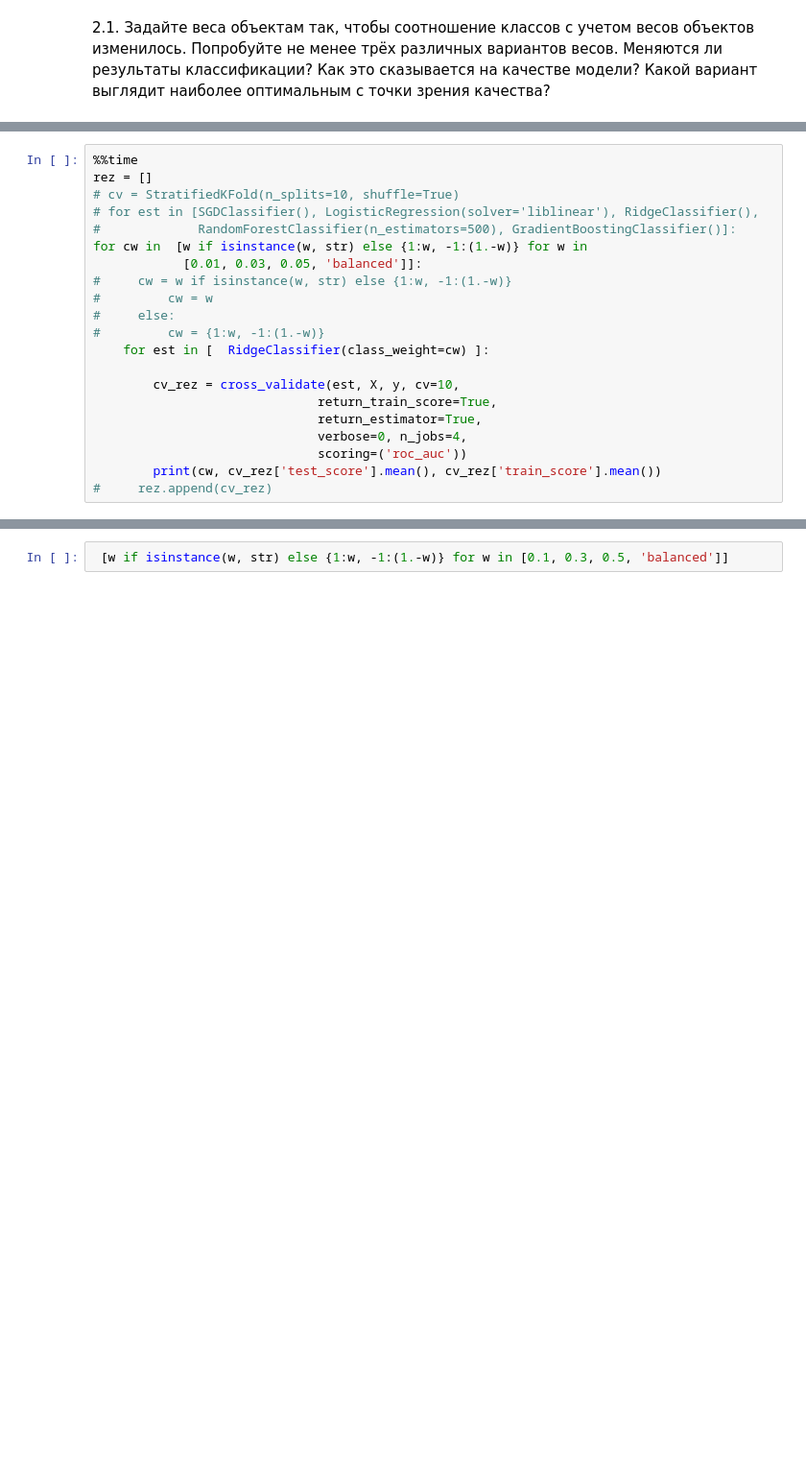
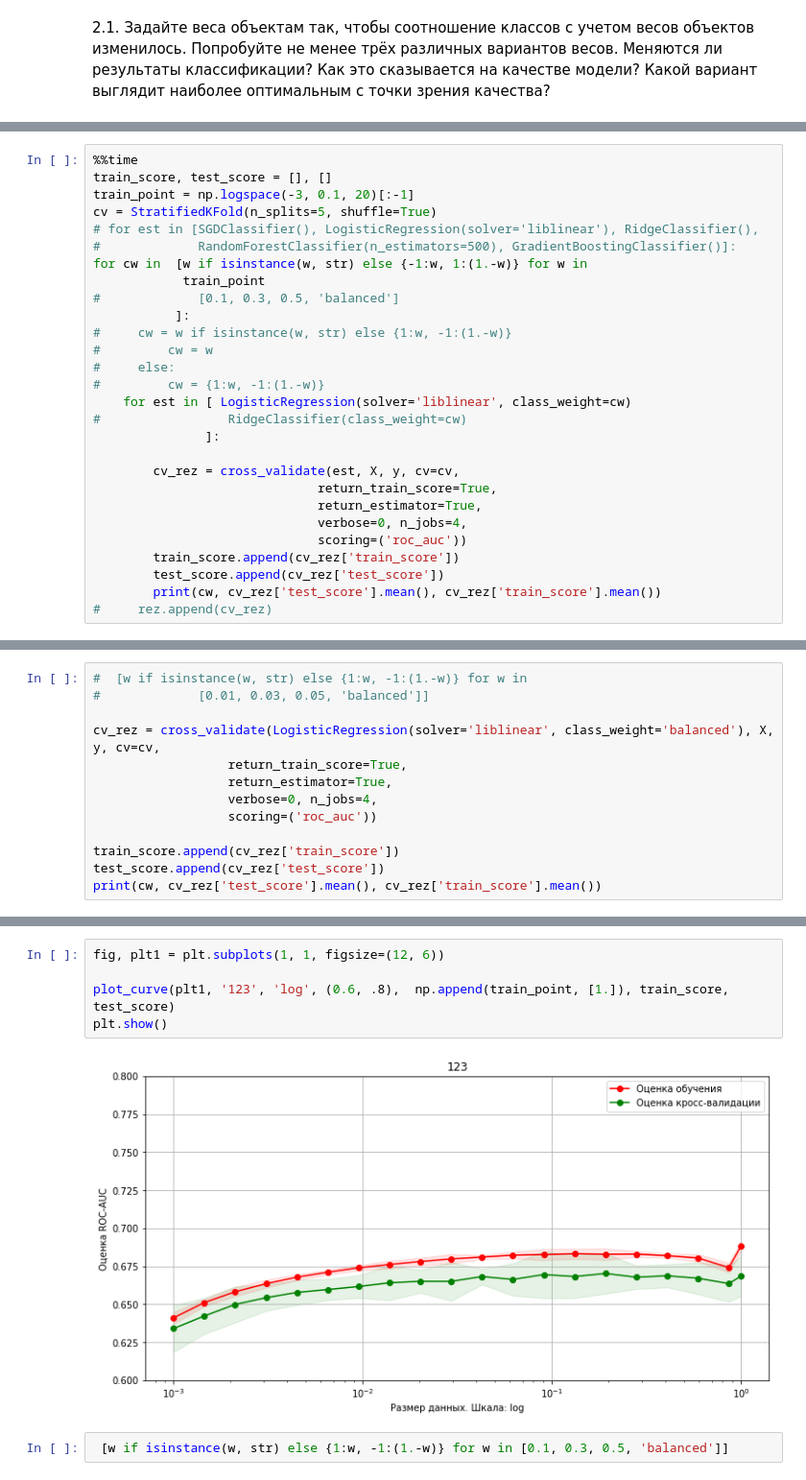
Before and after one commit to dminikorenb/DataLearning, a Jupyter notebook: 2-churn_prediction/dminik6_part2_w5.ipynb, the cells around one changed output, grey strips where cells are left out. Shown at 96% size. Saved outputs shown, nothing was run; the diff lists cells and outputs as text; blank space fills up the shorter version.

```diff
--- a/2-churn_prediction/dminik6_part2_w5.ipynb
+++ b/2-churn_prediction/dminik6_part2_w5.ipynb
@@ -118,22 +125,29 @@ plt.show()
 # %%
 %%time
-rez = []
-# cv = StratifiedKFold(n_splits=10, shuffle=True)
+train_score, test_score = [], []
+train_point = np.logspace(-3, 0.1, 20)[:-1]
+cv = StratifiedKFold(n_splits=5, shuffle=True)
 # for est in [SGDClassifier(), LogisticRegression(solver='liblinear'), RidgeClassifier(),
 #             RandomForestClassifier(n_estimators=500), GradientBoostingClassifier()]:
-for cw in  [w if isinstance(w, str) else {1:w, -1:(1.-w)} for w in
-            [0.01, 0.03, 0.05, 'balanced']]:
+for cw in  [w if isinstance(w, str) else {-1:w, 1:(1.-w)} for w in
+            train_point
+#             [0.1, 0.3, 0.5, 'balanced']
+           ]:
 #     cw = w if isinstance(w, str) else {1:w, -1:(1.-w)}
 #         cw = w
 #     else:
 #         cw = {1:w, -1:(1.-w)}
-    for est in [  RidgeClassifier(class_weight=cw) ]:
+    for est in [ LogisticRegression(solver='liblinear', class_weight=cw)
+#                 RidgeClassifier(class_weight=cw)
+               ]:
 
-        cv_rez = cross_validate(est, X, y, cv=10,
+        cv_rez = cross_validate(est, X, y, cv=cv,
                               return_train_score=True,
                               return_estimator=True,
                               verbose=0, n_jobs=4,
                               scoring=('roc_auc'))
+        train_score.append(cv_rez['train_score'])
+        test_score.append(cv_rez['test_score'])
         print(cw, cv_rez['test_score'].mean(), cv_rez['train_score'].mean())
 #     rez.append(cv_rez)
 # %% [output]
@@ -144,0 +174,13 @@ Wall time: 13.2 s
+# %%
+#  [w if isinstance(w, str) else {1:w, -1:(1.-w)} for w in
+#             [0.01, 0.03, 0.05, 'balanced']]
+
+cv_rez = cross_validate(LogisticRegression(solver='liblinear', class_weight='balanced'), X, y, cv=cv,
+                  return_train_score=True,
+                  return_estimator=True,
+                  verbose=0, n_jobs=4,
+                  scoring=('roc_auc'))
+
+train_score.append(cv_rez['train_score'])
+test_score.append(cv_rez['test_score'])
+print(cw, cv_rez['test_score'].mean(), cv_rez['train_score'].mean())
@@ -145,3 +196,10 @@ Wall time: 13.2 s
+# %%
+fig, plt1 = plt.subplots(1, 1, figsize=(12, 6))
+
+plot_curve(plt1, '123', 'log', (0.6, .8),  np.append(train_point, [1.]), train_score, test_score)
+plt.show()
+# %% [output]
+[figure, added]
 # %%
  [w if isinstance(w, str) else {1:w, -1:(1.-w)} for w in [0.1, 0.3, 0.5, 'balanced']]
 # %% [output]
```
Also changed, not shown: parts of 4 cells of this notebook.
